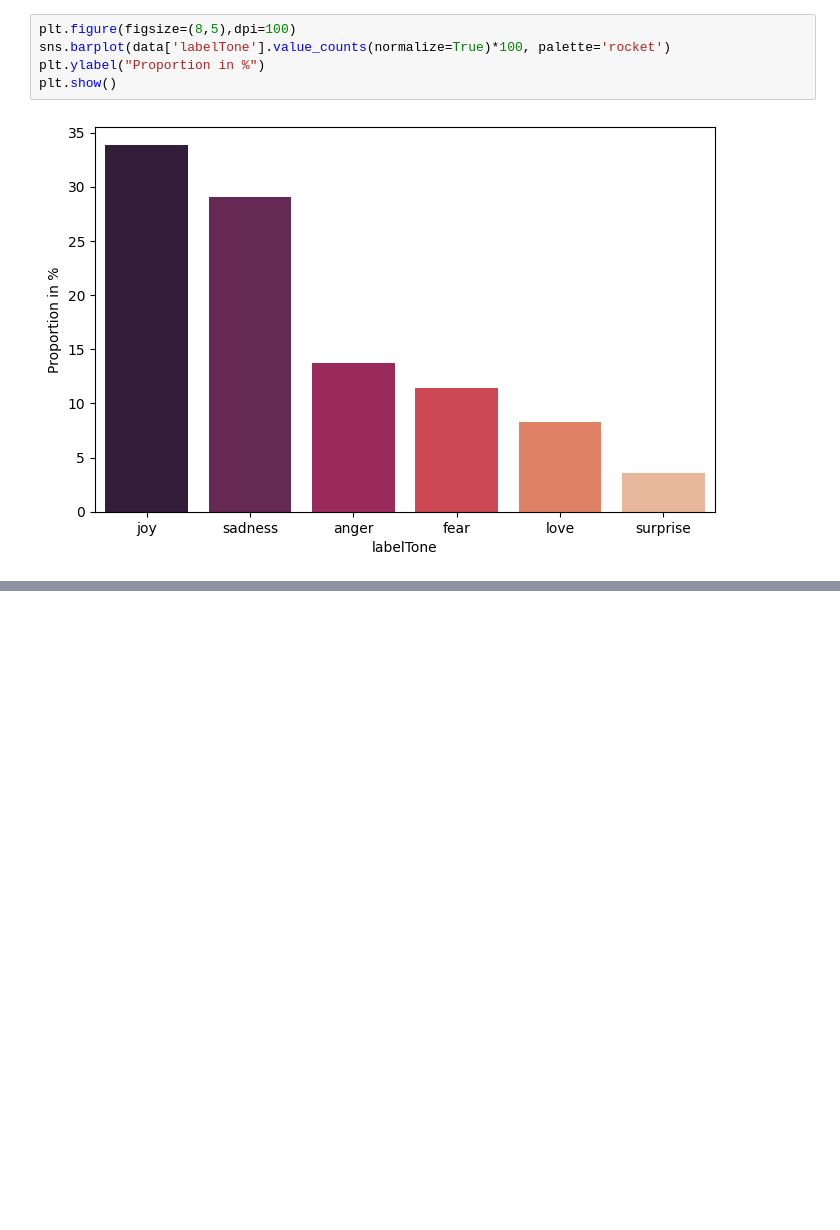
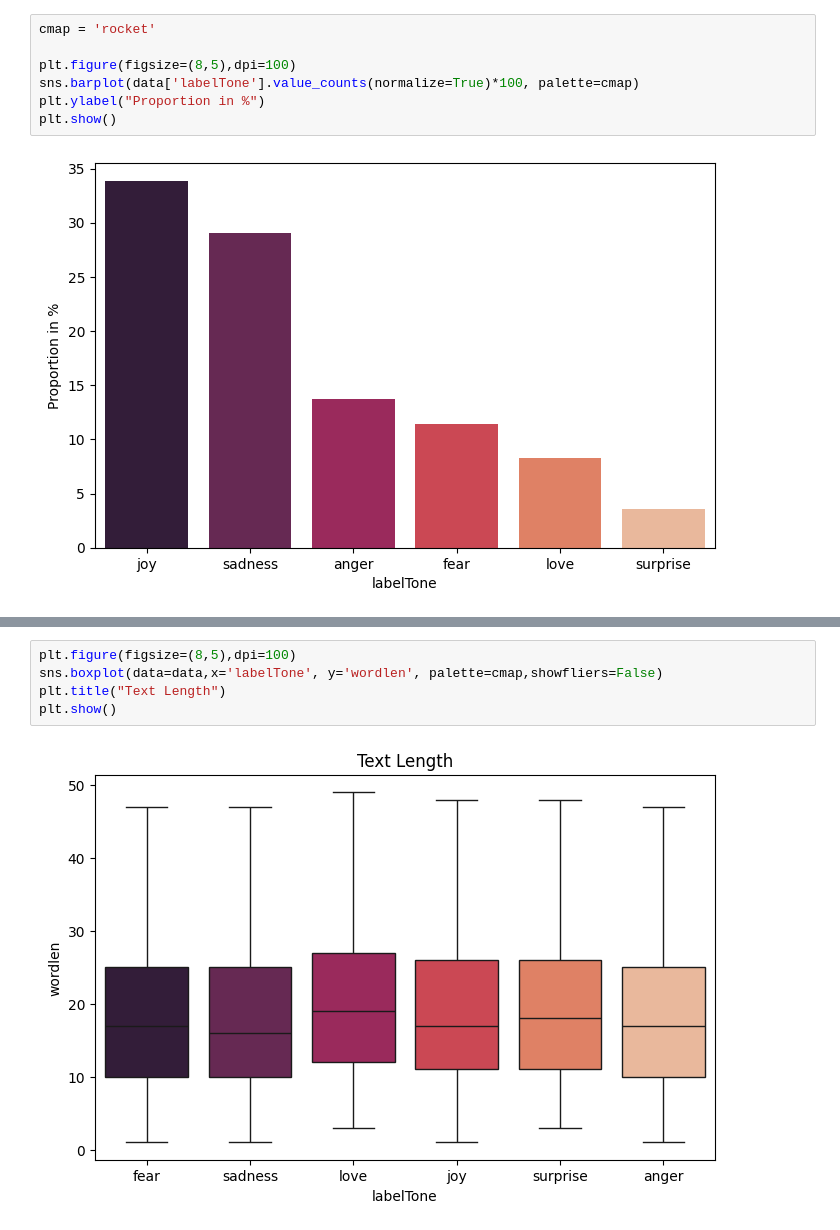
Before and after one commit to AsutoshDalei/Deep-Neural-Networks, a Jupyter notebook: SentimentAnalysisBERT.ipynb, the cells around one changed output, grey strips where cells are left out. Cells and saved outputs as stored; diff of their text form; blank space fills up the shorter version.

```diff
--- a/SentimentAnalysisBERT.ipynb
+++ b/SentimentAnalysisBERT.ipynb
@@ -98,8 +102,10 @@ memory usage: 9.5+ MB
 # %% [markdown]
 ## Data Exploration
 # %%
+cmap = 'rocket'
+
 plt.figure(figsize=(8,5),dpi=100)
-sns.barplot(data['labelTone'].value_counts(normalize=True)*100, palette='rocket')
+sns.barplot(data['labelTone'].value_counts(normalize=True)*100, palette=cmap)
 plt.ylabel("Proportion in %")
 plt.show()
 # %% [output]
@@ -120,0 +166,7 @@ Wall time: 1.26 s
+# %%
+plt.figure(figsize=(8,5),dpi=100)
+sns.boxplot(data=data,x='labelTone', y='wordlen', palette=cmap,showfliers=False)
+plt.title("Text Length")
+plt.show()
+# %% [output]
+[figure, added]
```
Also changed, not shown: parts of 14 cells of this notebook.
